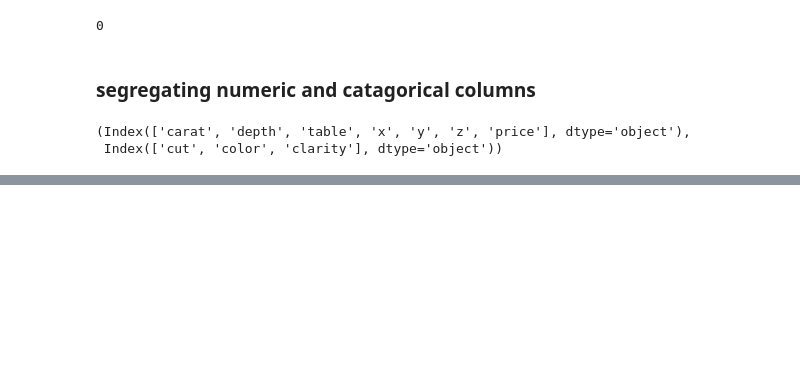
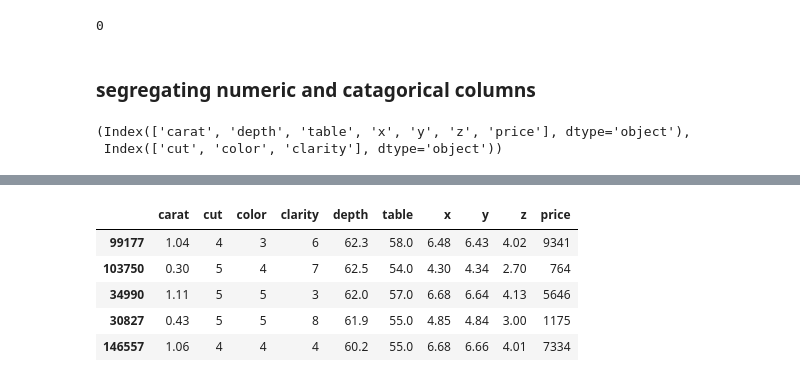
Before and after one commit to soil15/ml_projects, a Jupyter notebook: notebooks/eda.ipynb, the cells around one changed output, grey strips where cells are left out. Drawn from its saved outputs; the diff is of its cells as text; code cells hidden in the pictures; blank space fills up the shorter version.

```diff
--- a/notebooks/eda.ipynb
+++ b/notebooks/eda.ipynb
@@ -119,0 +156,9 @@ sns.heatmap(df[num_cols].corr(), annot=True)
+# %%
+df.head()
+# %% [output]
+|  | carat | cut | color | clarity | depth | table | x | y | z | price |
+| 99177 | 1.04 | 4 | 3 | 6 | 62.3 | 58.0 | 6.48 | 6.43 | 4.02 | 9341 |
+| 103750 | 0.30 | 5 | 4 | 7 | 62.5 | 54.0 | 4.30 | 4.34 | 2.70 | 764 |
+| 34990 | 1.11 | 5 | 5 | 3 | 62.0 | 57.0 | 6.68 | 6.64 | 4.13 | 5646 |
+| 30827 | 0.43 | 5 | 5 | 8 | 61.9 | 55.0 | 4.85 | 4.84 | 3.00 | 1175 |
+| 146557 | 1.06 | 4 | 4 | 4 | 60.2 | 55.0 | 6.68 | 6.66 | 4.01 | 7334 |
```
Also changed, not shown: parts of 18 cells of this notebook.
